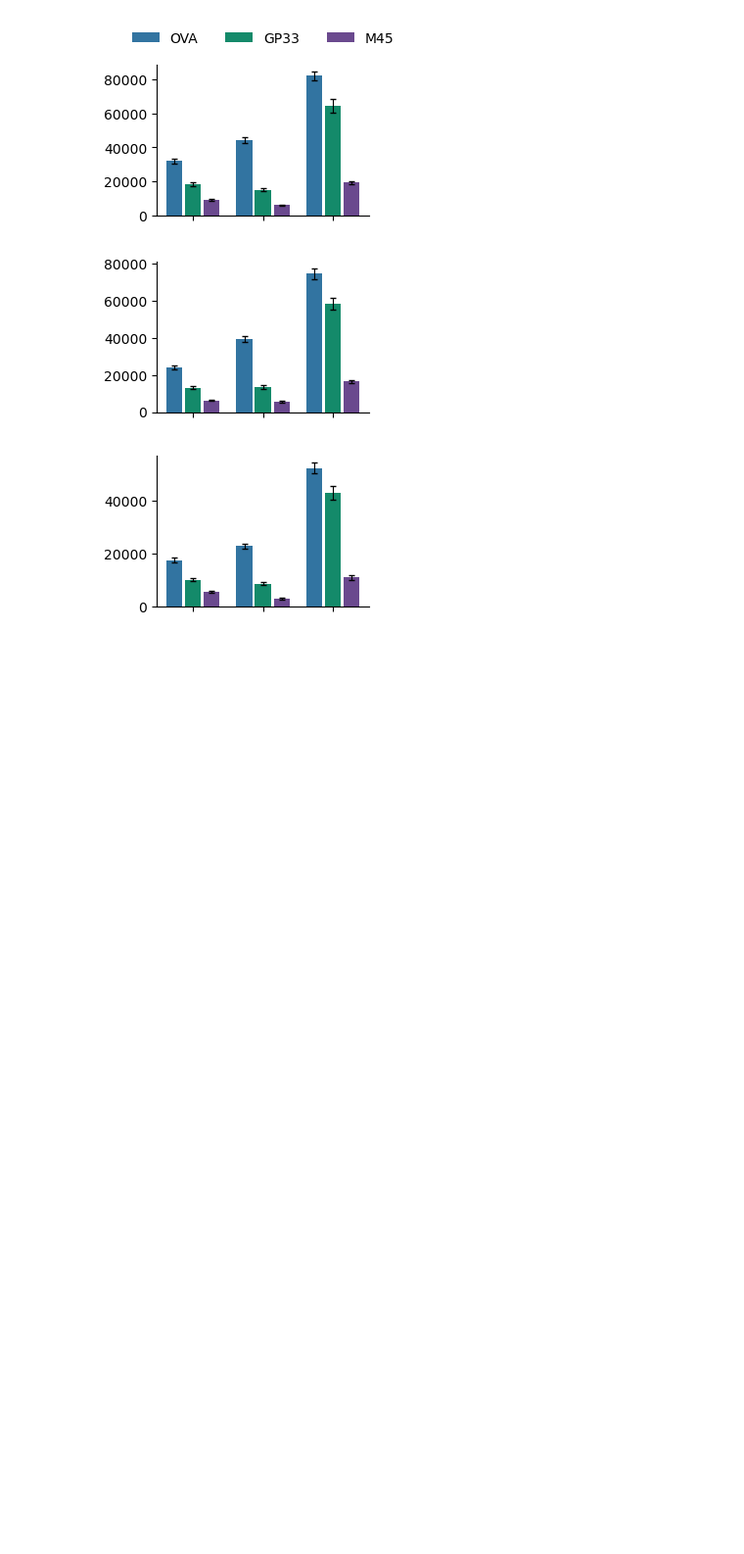
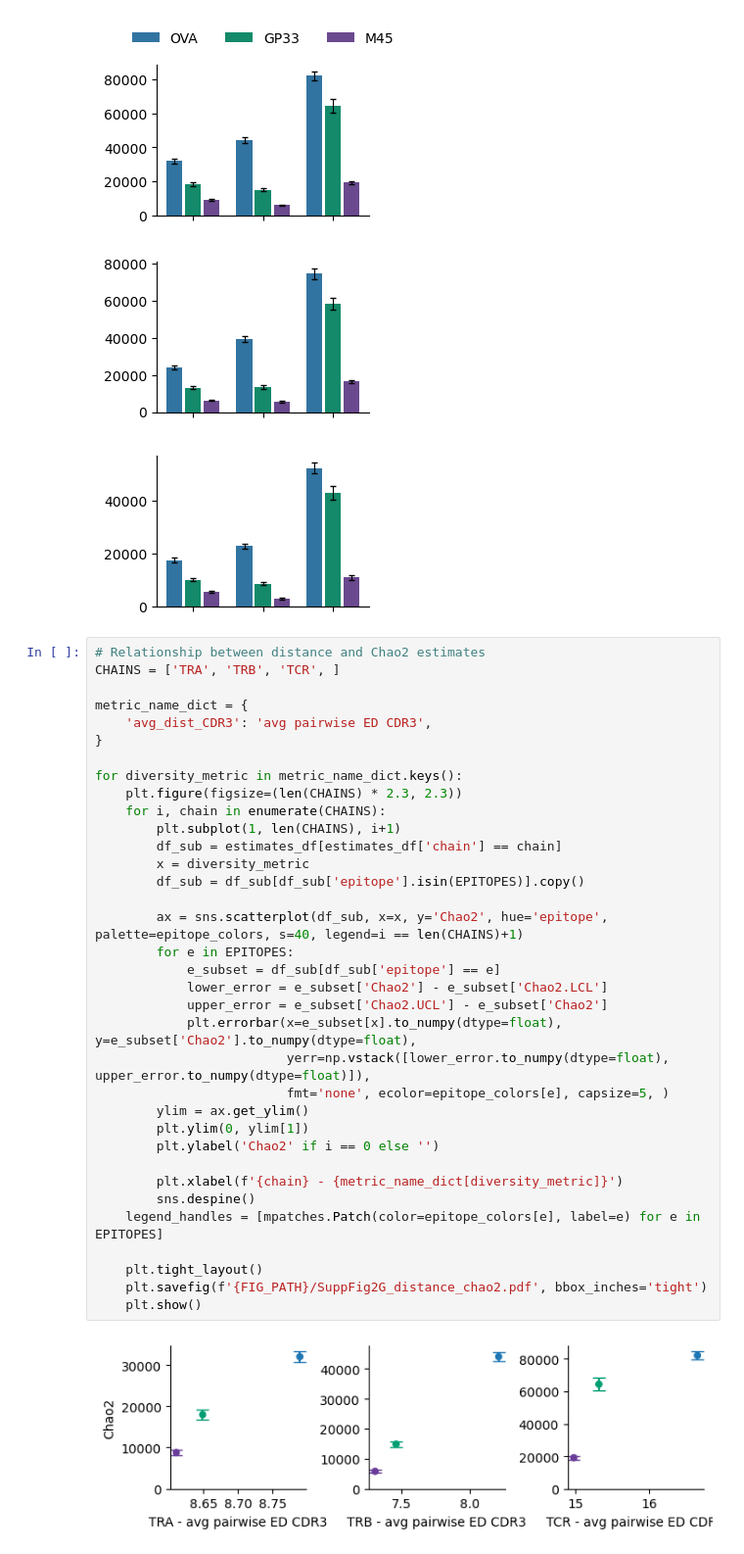
Before and after one commit to AdrianStraub/Straub_An_et_al_2026_The-total-epitope-specific-T-cell-receptor-solution-space, a Jupyter notebook: 03_richness_estimates.ipynb, the cells around one changed output. Shown at 98% size. Drawn from its saved outputs; the diff is of its cells as text; blank space fills up the shorter version.

Commit message:
add SuppFig2g
Co-Authored-By: Claude Opus 5 (1M context) <noreply@anthropic.com>

```diff
--- a/03_richness_estimates.ipynb
+++ b/03_richness_estimates.ipynb
@@ -513,3 +535,40 @@ for order in [['TRA', 'TRB', 'TCR'], ['CDR3a', 'CDR3b', 'CDR3ab'], ['metaTCRa',
 [figure]
 [figure]
 [figure]
+# %%
+# Relationship between distance and Chao2 estimates
+CHAINS = ['TRA', 'TRB', 'TCR', ]
+
+metric_name_dict = {
+    'avg_dist_CDR3': 'avg pairwise ED CDR3',
+}
+
+for diversity_metric in metric_name_dict.keys():
+    plt.figure(figsize=(len(CHAINS) * 2.3, 2.3))
+    for i, chain in enumerate(CHAINS):
+        plt.subplot(1, len(CHAINS), i+1)
+        df_sub = estimates_df[estimates_df['chain'] == chain]
+        x = diversity_metric
+        df_sub = df_sub[df_sub['epitope'].isin(EPITOPES)].copy()
+
+        ax = sns.scatterplot(df_sub, x=x, y='Chao2', hue='epitope', palette=epitope_colors, s=40, legend=i == len(CHAINS)+1)
+        for e in EPITOPES:
+            e_subset = df_sub[df_sub['epitope'] == e]
+            lower_error = e_subset['Chao2'] - e_subset['Chao2.LCL']
+            upper_error = e_subset['Chao2.UCL'] - e_subset['Chao2']
+            plt.errorbar(x=e_subset[x].to_numpy(dtype=float), y=e_subset['Chao2'].to_numpy(dtype=float),
+                         yerr=np.vstack([lower_error.to_numpy(dtype=float), upper_error.to_numpy(dtype=float)]),
+                         fmt='none', ecolor=epitope_colors[e], capsize=5, )
+        ylim = ax.get_ylim()
+        plt.ylim(0, ylim[1])
+        plt.ylabel('Chao2' if i == 0 else '')
+
+        plt.xlabel(f'{chain} - {metric_name_dict[diversity_metric]}')
+        sns.despine()
+    legend_handles = [mpatches.Patch(color=epitope_colors[e], label=e) for e in EPITOPES]
+
+    plt.tight_layout()
+    plt.savefig(f'{FIG_PATH}/SuppFig2G_distance_chao2.pdf', bbox_inches='tight')
+    plt.show()
+# %% [output]
+[figure, added]
```
Also changed, not shown: parts of 3 cells of this notebook.
